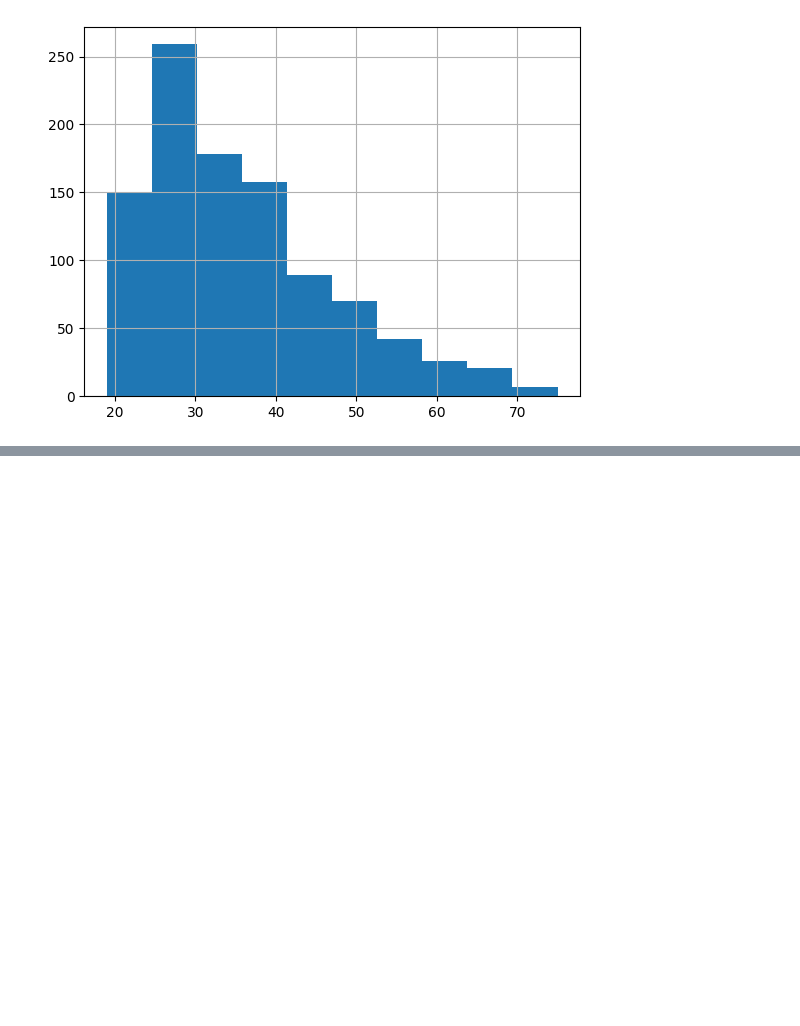
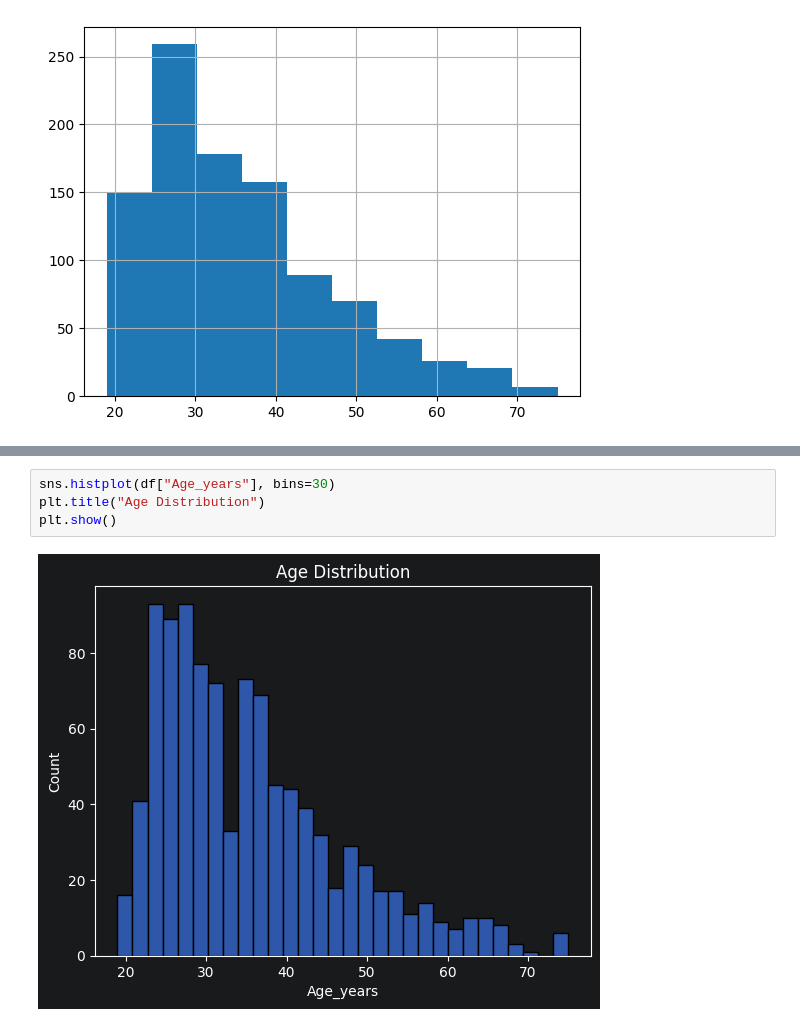
Before and after one commit to BabkenInants/BankRiskManagment, a Jupyter notebook: sample.ipynb, the cells around one changed output, grey strips where cells are left out. Drawn from its saved outputs; the diff is of its cells as text; blank space fills up the shorter version.

```diff
--- a/sample.ipynb
+++ b/sample.ipynb
@@ -138,0 +160,6 @@ df["Credit_Amount"].hist()
+# %%
+sns.histplot(df["Age_years"], bins=30)
+plt.title("Age Distribution")
+plt.show()
+# %% [output]
+[figure, added]
```
Also changed, not shown: parts of 19 cells of this notebook.
